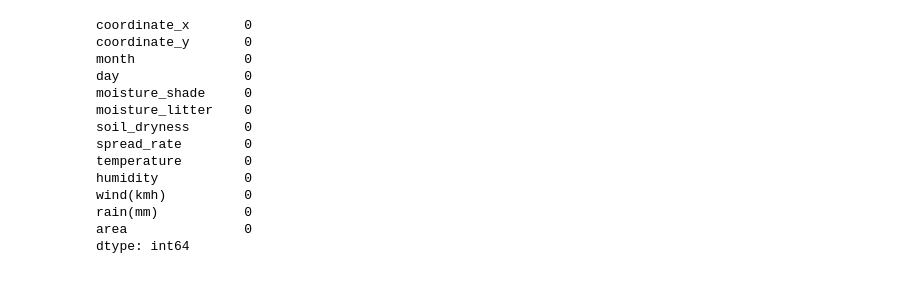
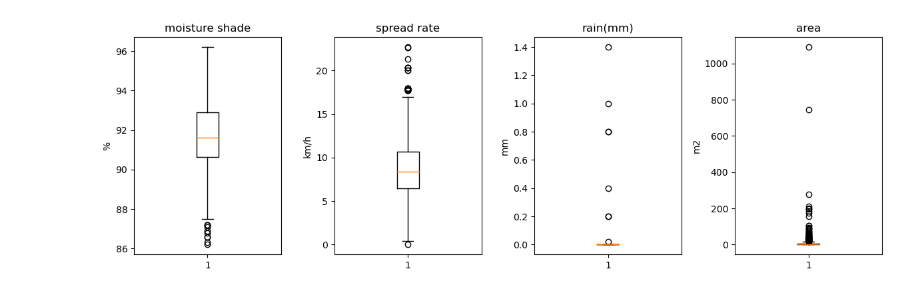
Before and after one commit to Sati2030/COMP1008_Seiji, a Jupyter notebook: CourseWork/Testing.ipynb, the cells around one changed output. Drawn from its saved outputs; the diff is of its cells as text; code cells hidden in the pictures.

```diff
--- a/CourseWork/Testing.ipynb
+++ b/CourseWork/Testing.ipynb
@@ -68,31 +16,28 @@ Name: humidity, Length: 64, dtype: float64
-# %%
-for index in data[data["humidity"].isnull()].index:
-    month = data.loc[index,"month"]
-    day = data.loc[index,"day"]
-
-    print(month,day)
-
-    humidity_in_day = average_humidity.loc[(month,day)]
-
-    print(humidity_in_day)
-
-    print("Data in iloc before:", data["humidity"].iloc[index])
-
-    data["humidity"].iloc[index] = humidity_in_day
-
-    print("Data in iloc after:", data["humidity"].iloc[index])
-# %% [output]
-coordinate_x       0
-coordinate_y       0
-month              0
-day                0
-moisture_shade     0
-moisture_litter    0
-soil_dryness       0
-spread_rate        0
-temperature        0
-humidity           0
-wind(kmh)          0
-rain(mm)           0
-area               0
-dtype: int64
+# %%
+# Create a figure and axis objects
+fig, axes = plt.subplots(nrows=1, ncols=4, figsize=(12, 4))
+
+# Plotting boxplots on each axis
+axes[0].boxplot(data["moisture_shade"])
+axes[0].set_title('moisture shade')
+axes[0].set_ylabel('%')
+
+axes[1].boxplot(data["spread_rate"])
+axes[1].set_title('spread rate')
+axes[1].set_ylabel('km/h')
+
+axes[2].boxplot(data["rain(mm)"])
+axes[2].set_title('rain(mm)')
+axes[2].set_ylabel('mm')
+
+axes[3].boxplot(data["area"])
+axes[3].set_title('area')
+axes[3].set_ylabel('m2')
+
+# Adjust layout
+plt.tight_layout()
+
+# Show the plot
+plt.show()
+# %% [output]
+[figure, added]
```
Also changed, not shown: parts of 12 cells of this notebook, 2 other files.
